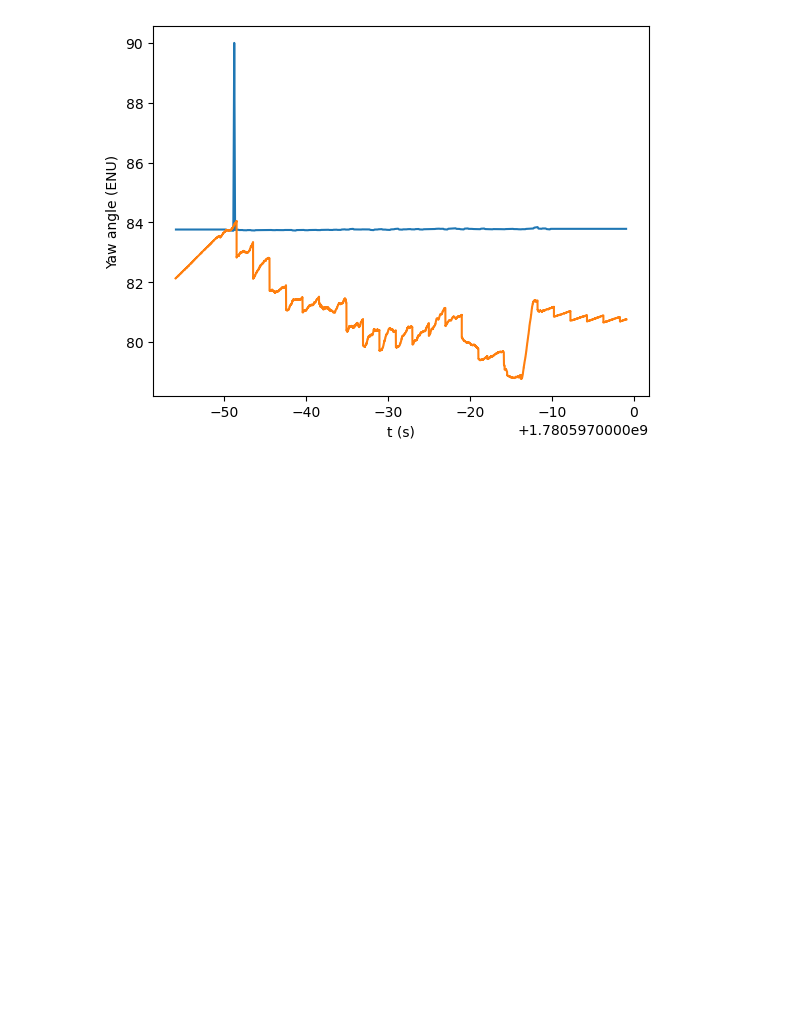
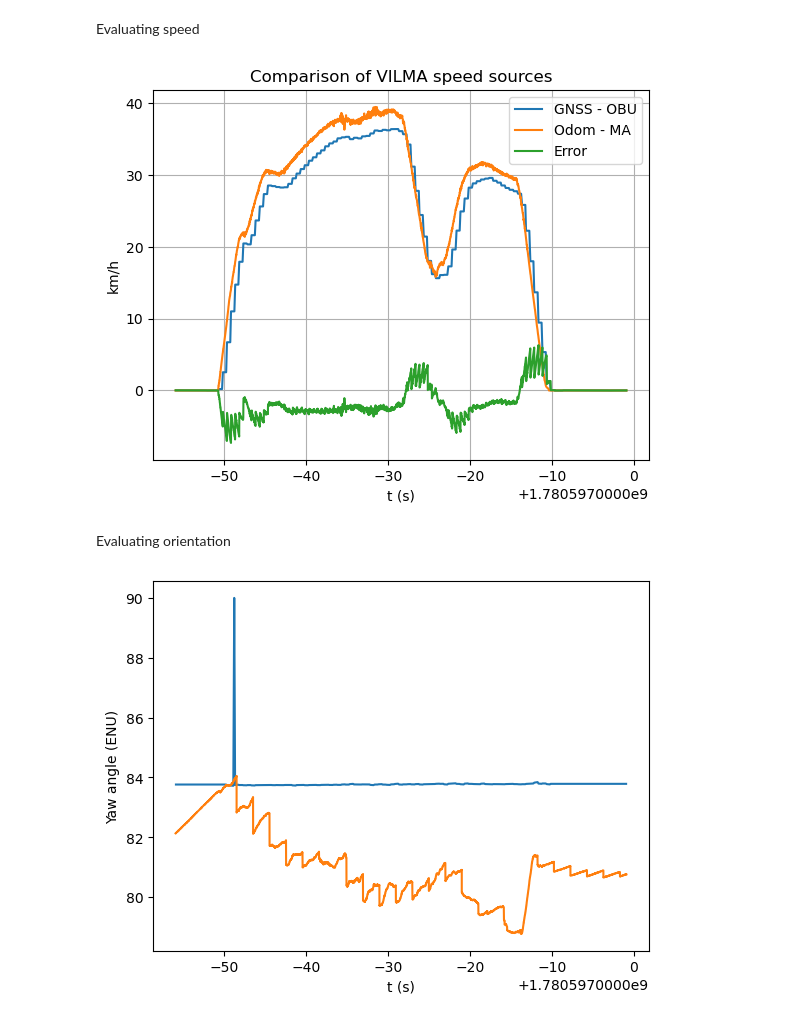
Before and after one commit to LMA-FEM-UNICAMP/vilma_tools, a Jupyter notebook: vilma_tools/utils/imu_base_link_yaw.ipynb, the cells around one changed output. Drawn from its saved outputs; the diff is of its cells as text; code cells hidden in the pictures; blank space fills up the shorter version.

```diff
--- a/vilma_tools/utils/imu_base_link_yaw.ipynb
+++ b/vilma_tools/utils/imu_base_link_yaw.ipynb
@@ -15,16 +15,62 @@ imu_heading_path = '/home/toffanetto/vilma/vilma_ws/src/vilma_tools/vilma_tools/
 
 imu_data_path = '/home/toffanetto/vilma/vilma_ws/src/vilma_tools/vilma_tools/data/imu_yaw_data/rosbag2_driving/imu/data.csv'
 
+vehicle_speed_path = '/mnt/workspace/vilma/vilma_ws/src/vilma_tools/vilma_tools/data/imu_yaw_data/rosbag2_driving/vehicle/status/velocity_status.csv'
+
+obu_speed_path = '/home/toffanetto/vilma/vilma_ws/src/vilma_tools/vilma_tools/data/imu_yaw_data/rosbag2_driving/obu/vel.csv'
+
+sensors_ma_path = '/mnt/workspace/vilma/vilma_ws/src/vilma_tools/vilma_tools/data/imu_yaw_data/rosbag2_driving/vilma_ma_debug/sensors_ma.csv'
 
 obu_heading_df = pd.read_csv(obu_heading_path)
 
 imu_heading_df = pd.read_csv(imu_heading_path)
 
 imu_data_df = pd.read_csv(imu_data_path)
+
+vehicle_speed_df = pd.read_csv(vehicle_speed_path)
+
+obu_speed_df = pd.read_csv(obu_speed_path)
+
+sensors_ma_df = pd.read_csv(sensors_ma_path)
 # %%
 imu_data_t = imu_data_df['header_stamp_nsecs'].to_numpy()*1e-9 + imu_data_df['header_stamp_secs'].to_numpy()
 obu_heading_t = obu_heading_df['header_stamp_nsecs'].to_numpy()*1e-9 + obu_heading_df['header_stamp_secs'].to_numpy()
 imu_heading_t  = imu_heading_df['header_stamp_nsecs'].to_numpy()*1e-9 + imu_heading_df['header_stamp_secs'].to_numpy()
+vehicle_speed_t  = vehicle_speed_df['header_stamp_nsecs'].to_numpy()*1e-9 + vehicle_speed_df['header_stamp_secs'].to_numpy()
+obu_speed_t  = obu_speed_df['header_stamp_nsecs'].to_numpy()*1e-9 + obu_speed_df['header_stamp_secs'].to_numpy()
+
+sensors_ma_t  = sensors_ma_df['data_0'].to_numpy()
+# %% [markdown]
+Evaluating speed
+# %%
+vehicle_speed_long = vehicle_speed_df['longitudinal_velocity'].to_numpy()
+vehicle_speed_lat = vehicle_speed_df['lateral_velocity'].to_numpy()
+vehicle_speed = np.sqrt(vehicle_speed_long*vehicle_speed_long + vehicle_speed_lat*vehicle_speed_lat)
+
+sensors_ma_speed = (sensors_ma_df['data_19'].to_numpy() + sensors_ma_df['data_20'].to_numpy())/2.0
+
+obu_speed = np.sqrt(obu_speed_df['twist_linear_x'].to_numpy()*obu_speed_df['twist_linear_x'].to_numpy() + obu_speed_df['twist_linear_y'].to_numpy()*obu_speed_df['twist_linear_y'].to_numpy())
+
+idx = np.searchsorted(obu_speed_t, vehicle_speed_t, side='right') - 1
+idx = np.clip(idx, 0, len(obu_speed)-1)
+
+obu_speed_resampled = obu_speed[idx]
+
+speed_offset = obu_speed_resampled - vehicle_speed
+# %%
+plt.plot(obu_speed_t, obu_speed*3.6, label="GNSS - OBU")
+plt.plot(vehicle_speed_t, vehicle_speed*3.6, label="Odom - MA")
+plt.plot(vehicle_speed_t, speed_offset*3.6, label="Error")
+plt.ylabel('km/h')
+plt.xlabel('t (s)')
+plt.title('Comparison of VILMA speed sources')
+plt.grid()
+plt.legend(loc="upper right")
+plt.show()
+# %% [output]
+[figure, added]
+# %% [markdown]
+Evaluating orientation
 # %%
 imu_euler_yaw = imu_heading_df[
     [
```
Also changed, not shown: 1 other file.
